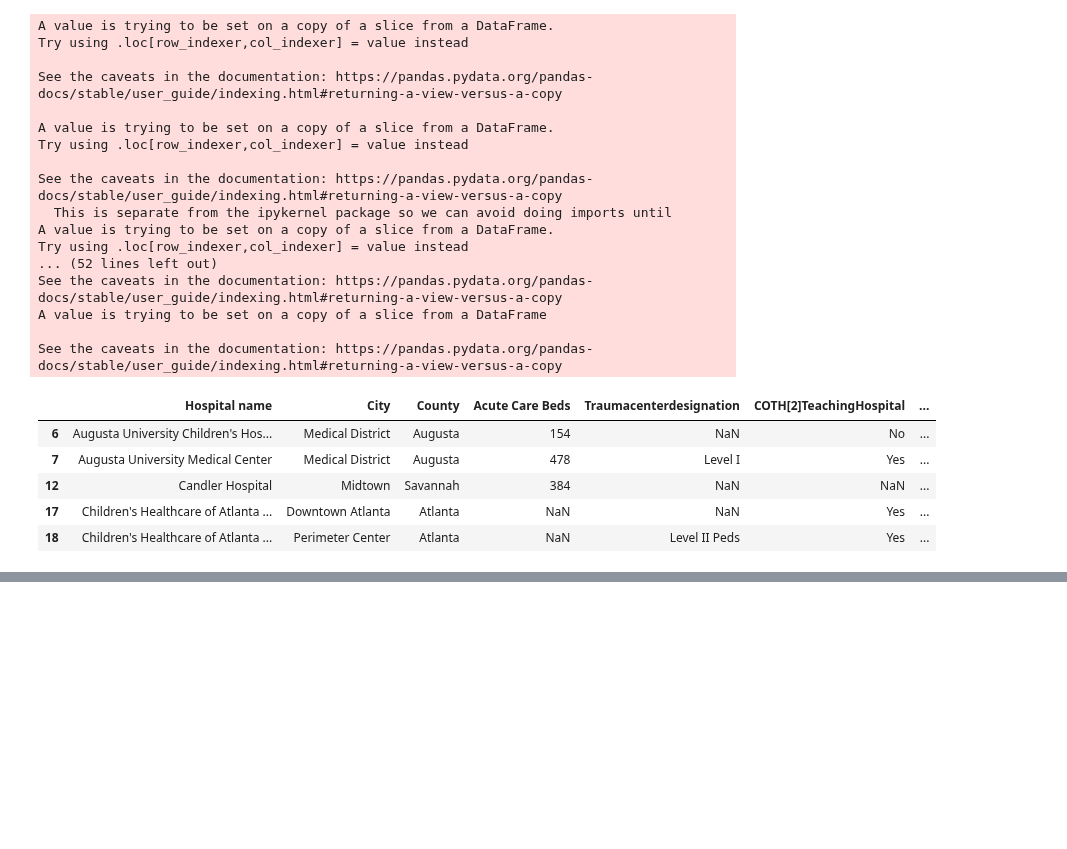
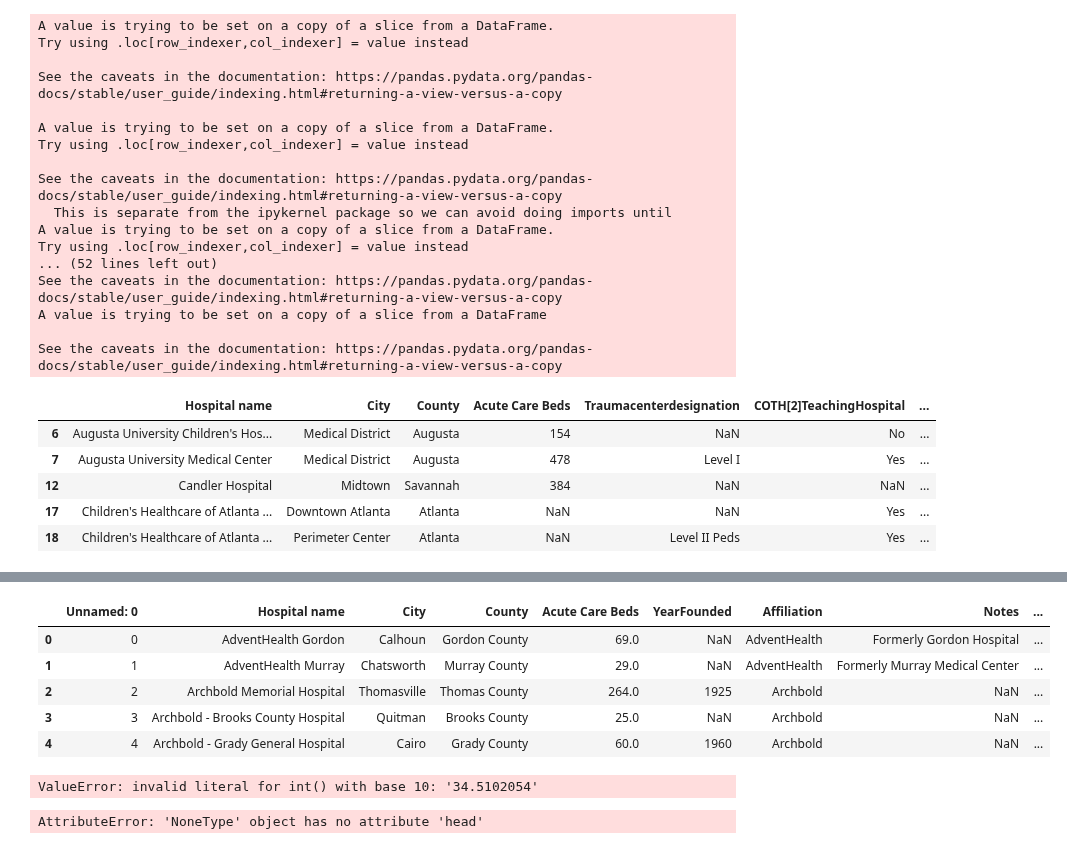
Before and after one commit to jtilenis/Data_Scavengers, a Jupyter notebook: hospital_api.ipynb, the cells around one changed output, grey strips where cells are left out. Drawn from its saved outputs; the diff is of its cells as text; code cells hidden in the pictures; blank space fills up the shorter version.

```diff
--- a/hospital_api.ipynb
+++ b/hospital_api.ipynb
@@ -285,0 +329,20 @@ AttributeError: 'NoneType' object has no attribute 'rename'
+# %%
+hospital = pd.read_csv("Cleaned_hospitals.csv")
+hospital.head()
+# %% [output]
+|  | Unnamed: 0 | Hospital name | City | County | Acute Care Beds | YearFounded | Affiliation | Notes | ... |
+| 0 | 0 | AdventHealth Gordon | Calhoun | Gordon County | 69.0 | NaN | AdventHealth | Formerly Gordon Hospital | ... |
+| 1 | 1 | AdventHealth Murray | Chatsworth | Murray County | 29.0 | NaN | AdventHealth | Formerly Murray Medical Center | ... |
+| 2 | 2 | Archbold Memorial Hospital | Thomasville | Thomas County | 264.0 | 1925 | Archbold | NaN | ... |
+| 3 | 3 | Archbold - Brooks County Hospital | Quitman | Brooks County | 25.0 | NaN | Archbold | NaN | ... |
+| 4 | 4 | Archbold - Grady General Hospital | Cairo | Grady County | 60.0 | 1960 | Archbold | NaN | ... |
+# %%
+#hospital_data = cleaned_hospitals.fillna("", inplace=False)
+cleaned_hospitals["Latitude"].astype(str).astype(int)
+#ospital_data = cleaned_hospitals.loc[cleaned_hospitals["Latitude"] >0]
+# %% [output]
+ValueError: invalid literal for int() with base 10: '34.5102054'
+# %%
+hospital_data.head()
+# %% [output]
+AttributeError: 'NoneType' object has no attribute 'head'
```
Also changed, not shown: parts of 15 cells of this notebook, 1 other file.
